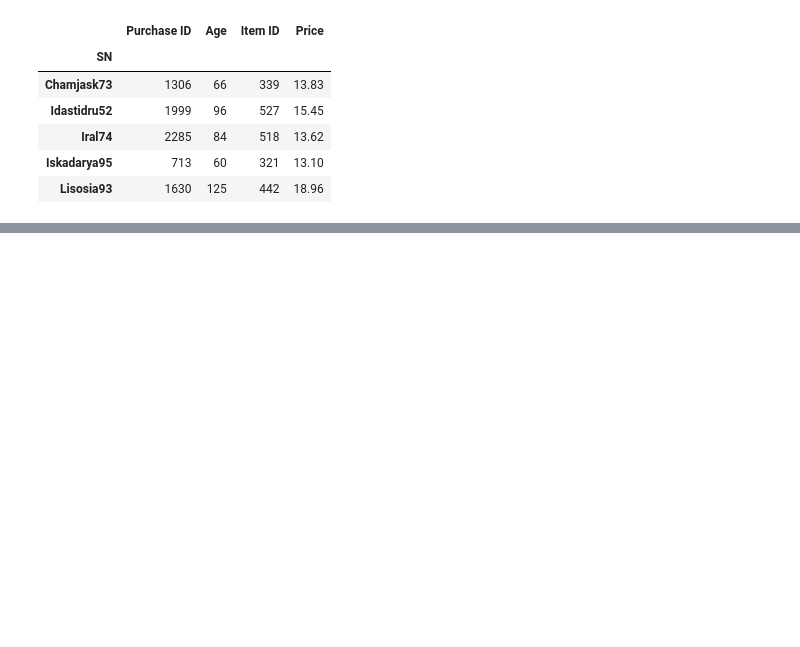
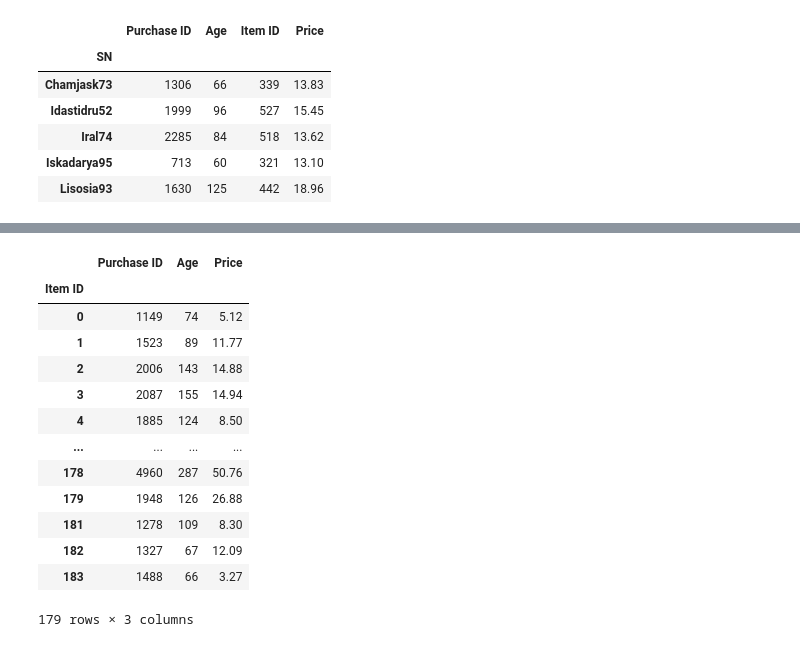
Before and after one commit to papadiscobravo/pandas-challenge, a Jupyter notebook: HerosOfPymoli/HeroesOfPymoli.ipynb, the cells around one changed output, grey strips where cells are left out. Cells and saved outputs as stored; diff of their text form; code cells hidden in the pictures; blank space fills up the shorter version.

```diff
--- a/HerosOfPymoli/HeroesOfPymoli.ipynb
+++ b/HerosOfPymoli/HeroesOfPymoli.ipynb
@@ -354,3 +389,23 @@ topSNs_df = pd.DataFrame(data=topSNs)
+# %%
+# This shows how much revenue each in-game item generated:
+itemsSales = purchaseData_df.groupby(["Item ID"])
+itemsSales_df = pd.DataFrame(itemsSales.sum())
+itemsSales_df
+# %% [output]
+|  | Purchase ID | Age | Price |
+| Item ID |  |  |  |
+| 0 | 1149 | 74 | 5.12 |
+| 1 | 1523 | 89 | 11.77 |
+| 2 | 2006 | 143 | 14.88 |
+| 3 | 2087 | 155 | 14.94 |
+| 4 | 1885 | 124 | 8.50 |
+| ... | ... | ... | ... |
+| 178 | 4960 | 287 | 50.76 |
+| 179 | 1948 | 126 | 26.88 |
+| 181 | 1278 | 109 | 8.30 |
+| 182 | 1327 | 67 | 12.09 |
+| 183 | 1488 | 66 | 3.27 |
+179 rows × 3 columns
 # %%
 # 8 most profitable items
 #    a. identify the five most profitable items by total purchase value
```
Also changed, not shown: parts of 4 cells of this notebook, 1 other file.
